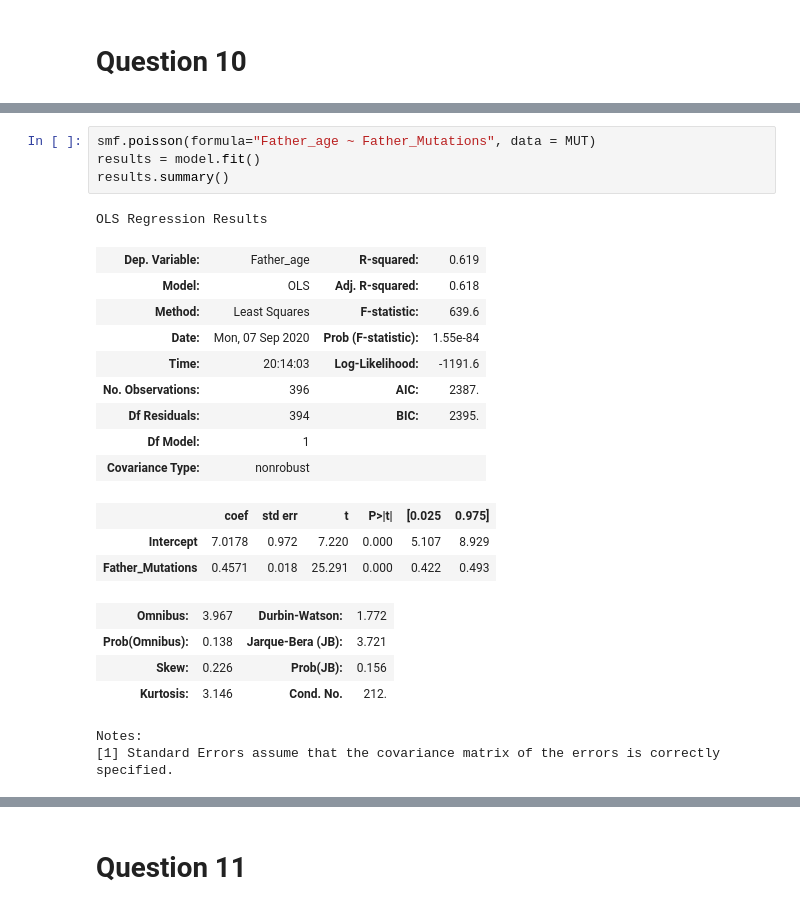
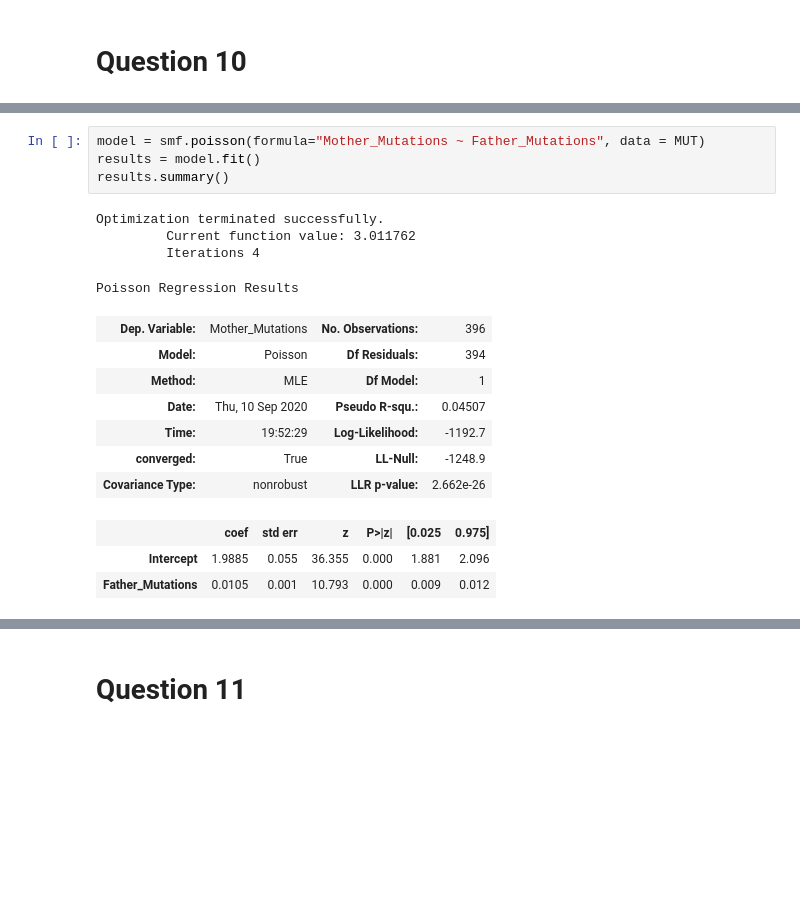
Before and after one commit to lpappal1/qbb2020-answers, a Jupyter notebook: Day5/Day5-lunch.ipynb, the cells around one changed output, grey strips where cells are left out. Cells and saved outputs as stored; diff of their text form; blank space fills up the shorter version.

```diff
--- a/Day5/Day5-lunch.ipynb
+++ b/Day5/Day5-lunch.ipynb
@@ -238,24 +255,19 @@ Notes:
 # %%
-smf.poisson(formula="Father_age ~ Father_Mutations", data = MUT)
+model = smf.poisson(formula="Mother_Mutations ~ Father_Mutations", data = MUT)
 results = model.fit()
 results.summary()
 # %% [output]
-OLS Regression Results
+Optimization terminated successfully.
+         Current function value: 3.011762
+         Iterations 4
+Poisson Regression Results
-| Dep. Variable: | Father_age | R-squared: | 0.619 |
-| Model: | OLS | Adj. R-squared: | 0.618 |
-| Method: | Least Squares | F-statistic: | 639.6 |
-| Date: | Mon, 07 Sep 2020 | Prob (F-statistic): | 1.55e-84 |
-| Time: | 20:14:03 | Log-Likelihood: | -1191.6 |
-| No. Observations: | 396 | AIC: | 2387. |
-| Df Residuals: | 394 | BIC: | 2395. |
-| Df Model: | 1 |  |  |
-| Covariance Type: | nonrobust |  |  |
+| Dep. Variable: | Mother_Mutations | No. Observations: | 396 |
+| Model: | Poisson | Df Residuals: | 394 |
+| Method: | MLE | Df Model: | 1 |
+| Date: | Thu, 10 Sep 2020 | Pseudo R-squ.: | 0.04507 |
+| Time: | 19:52:29 | Log-Likelihood: | -1192.7 |
+| converged: | True | LL-Null: | -1248.9 |
+| Covariance Type: | nonrobust | LLR p-value: | 2.662e-26 |
-|  | coef | std err | t | P>|t| | [0.025 | 0.975] |
-| Intercept | 7.0178 | 0.972 | 7.220 | 0.000 | 5.107 | 8.929 |
-| Father_Mutations | 0.4571 | 0.018 | 25.291 | 0.000 | 0.422 | 0.493 |
+|  | coef | std err | z | P>|z| | [0.025 | 0.975] |
+| Intercept | 1.9885 | 0.055 | 36.355 | 0.000 | 1.881 | 2.096 |
+| Father_Mutations | 0.0105 | 0.001 | 10.793 | 0.000 | 0.009 | 0.012 |
-| Omnibus: | 3.967 | Durbin-Watson: | 1.772 |
-| Prob(Omnibus): | 0.138 | Jarque-Bera (JB): | 3.721 |
-| Skew: | 0.226 | Prob(JB): | 0.156 |
-| Kurtosis: | 3.146 | Cond. No. | 212. |
-Notes:
-[1] Standard Errors assume that the covariance matrix of the errors is correctly specified.
```
Also changed, not shown: parts of 11 cells of this notebook.
